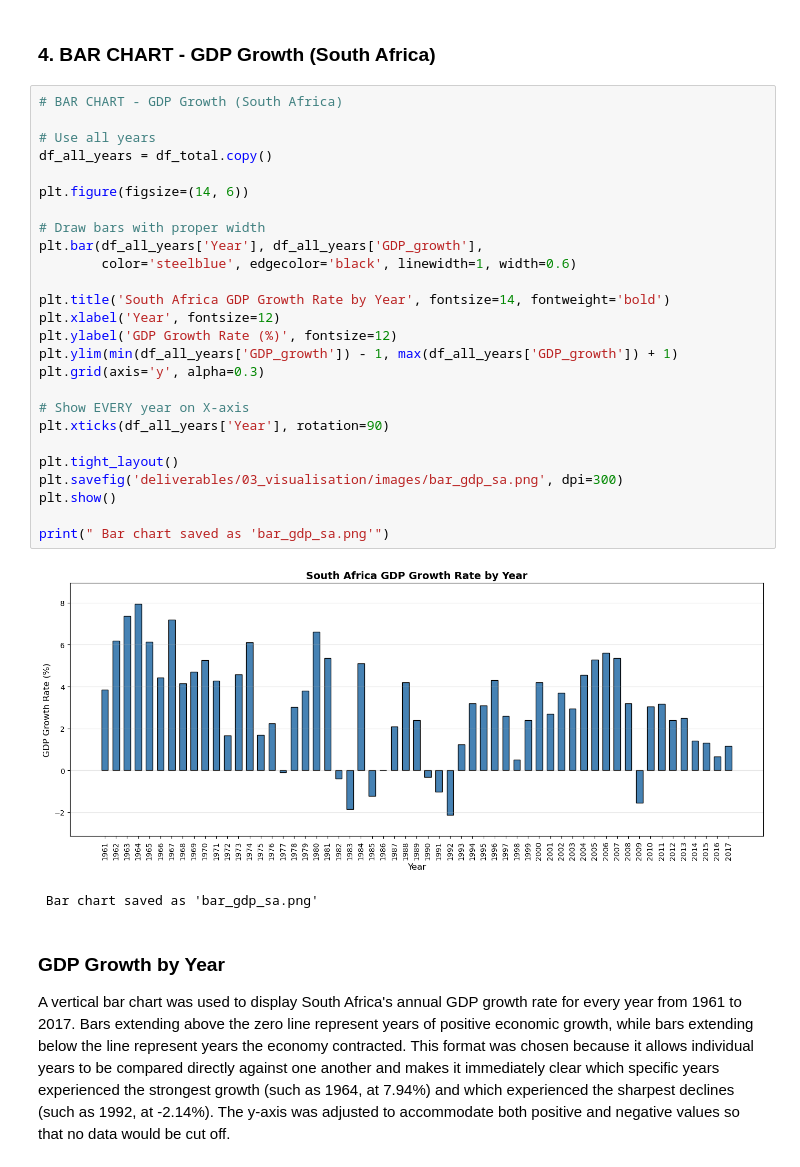
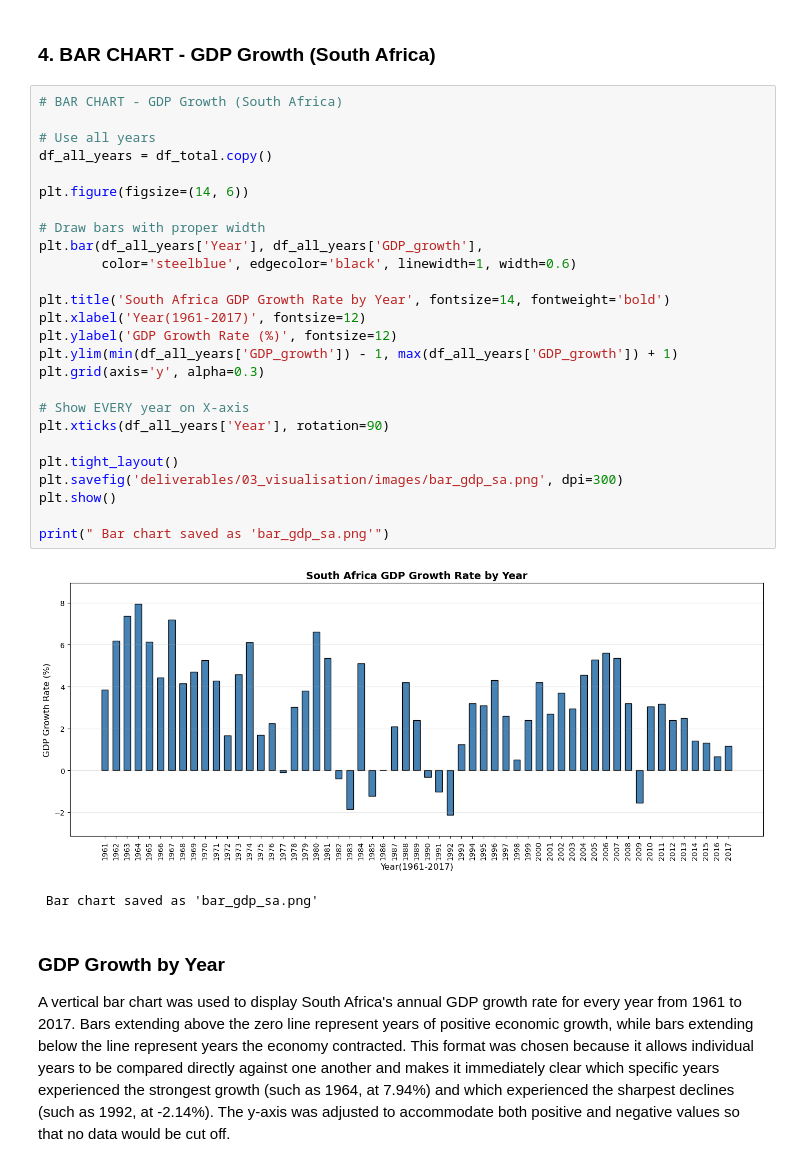
Before and after one commit to MaphallaKabelo1/NDTA631-Group-Assignment, a Jupyter notebook: GROUP_ASSIGNMENT_combined.ipynb, the cells around one changed output. Saved outputs shown, nothing was run; the diff lists cells and outputs as text.

```diff
--- a/GROUP_ASSIGNMENT_combined.ipynb
+++ b/GROUP_ASSIGNMENT_combined.ipynb
@@ -1535,31 +1542,31 @@ Total rows: 57
 # %%
 # BAR CHART - GDP Growth (South Africa)
 
 # Use all years
 df_all_years = df_total.copy()
 
 plt.figure(figsize=(14, 6))
 
 # Draw bars with proper width
 plt.bar(df_all_years['Year'], df_all_years['GDP_growth'],
         color='steelblue', edgecolor='black', linewidth=1, width=0.6)
 
 plt.title('South Africa GDP Growth Rate by Year', fontsize=14, fontweight='bold')
-plt.xlabel('Year', fontsize=12)
+plt.xlabel('Year(1961-2017)', fontsize=12)
 plt.ylabel('GDP Growth Rate (%)', fontsize=12)
 plt.ylim(min(df_all_years['GDP_growth']) - 1, max(df_all_years['GDP_growth']) + 1)
 plt.grid(axis='y', alpha=0.3)
 
 # Show EVERY year on X-axis
 plt.xticks(df_all_years['Year'], rotation=90)
 
 plt.tight_layout()
 plt.savefig('deliverables/03_visualisation/images/bar_gdp_sa.png', dpi=300)
 plt.show()
 
 print(" Bar chart saved as 'bar_gdp_sa.png'")
 # %% [output]
-[figure, old version]
+[figure, new version]
  Bar chart saved as 'bar_gdp_sa.png'
 # %% [markdown]
 ### GDP Growth by Year
```
Also changed, not shown: parts of 19 cells of this notebook.
